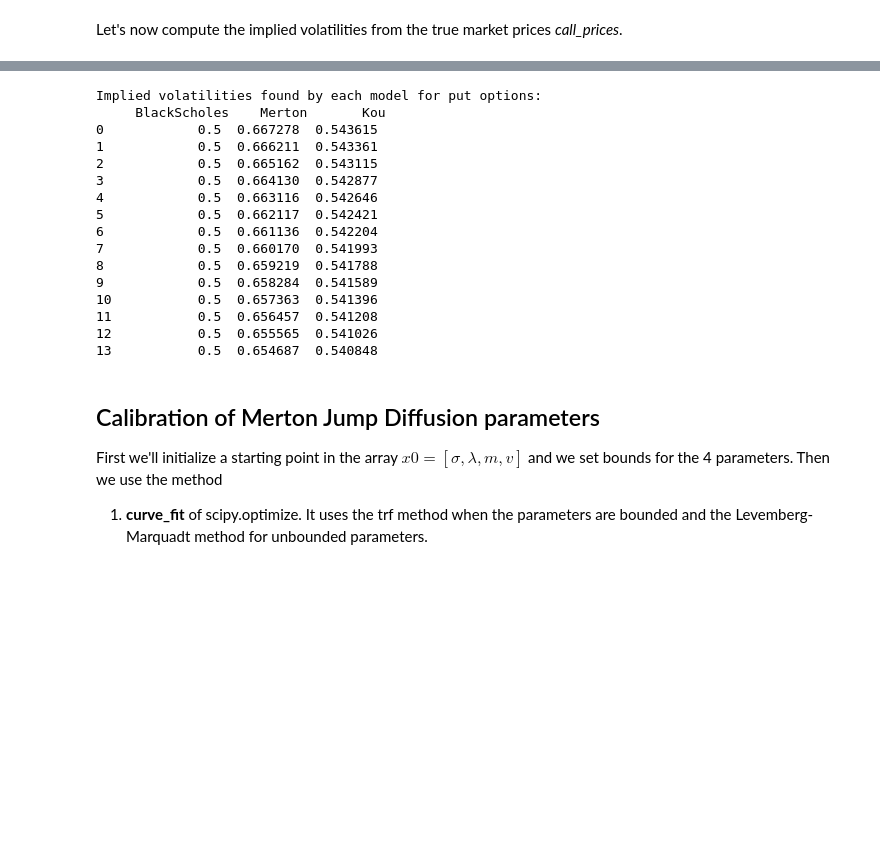
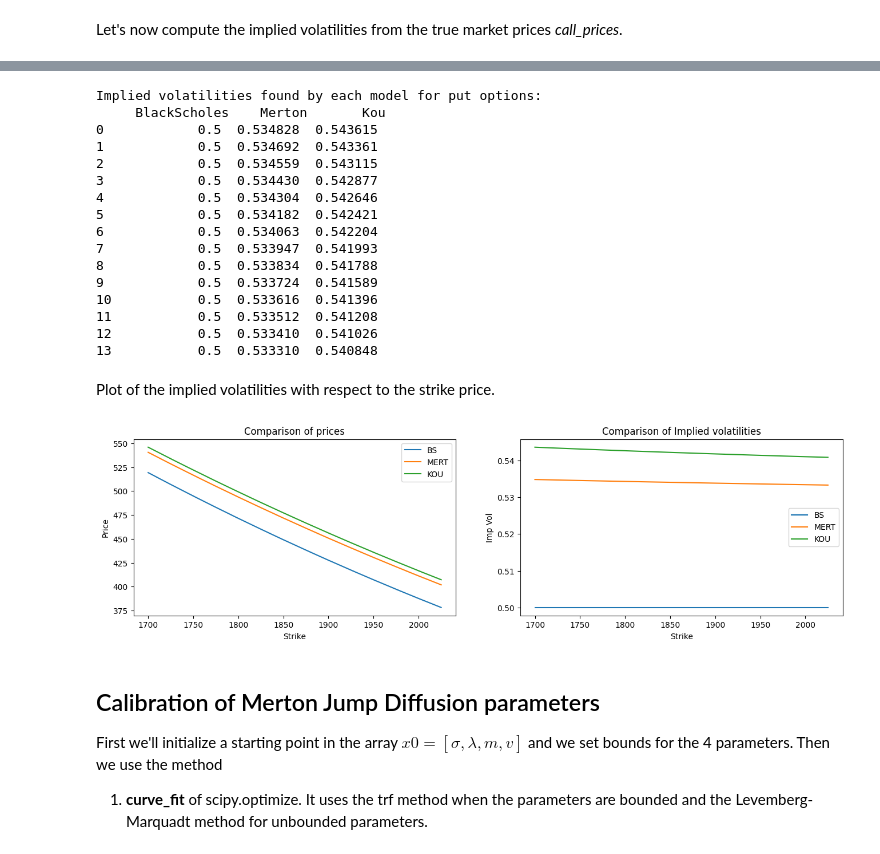
Before and after one commit to ornella-el/Margin-Loans-Pricing, a Jupyter notebook: Calibration.ipynb, the cells around one changed output, grey strips where cells are left out. Drawn from its saved outputs; the diff is of its cells as text; code cells hidden in the pictures; blank space fills up the shorter version.

Commit message:
Improved Merton estimation and modelling

```diff
--- a/Calibration.ipynb
+++ b/Calibration.ipynb
@@ -24,10 +25,12 @@ df_put['P_Midpoint'] = abs(df_put['P_BID'] + df_put['P_ASK']) / 2
 df_call['C_Spread'] = df_call['C_BID'] - df_call['C_ASK']
 df_put['P_Spread'] = df_put['P_BID'] - df_put['P_ASK']
 
-r = 0.1
-sigma = 0.5
+q = 0       # dividend yield
+r = 0.1     # risk-free interest rate
+sigma = 0.5 #volatility (variance of diffusion process)
 S0 = df_call.iloc[0]['UNDERLYING_LAST']
 T = 1
+strikes = np.arange(50,151,5)
 call_strikes = df_call['STRIKE']    # array of K
 put_strikes = df_put['STRIKE']
 exercise = 'european'
@@ -37,8 +40,8 @@ put_prices = df_put['P_Midpoint']
 # %% [markdown]
 Let's initialize an object of class BS_pricer which is able to find the theoretical price of the options, given the parameters.
 # %%
-BS = BS_pricer(S0=S0, r=r, sigma=sigma, ttm=T, exercise=exercise, K=None)
-Merton = Merton_pricer(S0=S0, K=None, ttm=T, r=r, sigma=sigma, lambd=0.8, meanJ=0.6, stdJ=0.2, exercise=exercise)
+BS = BS_pricer(S0=S0, r=r, q = q, sigma=sigma, ttm=T, exercise=exercise, K=None)
+Merton = Merton_pricer(S0=S0, K=None, ttm=T, r=r, q = q, sigma=sigma, lambd=0.8, meanJ=-0.1, stdJ=0.2, exercise=exercise)
 Kou = Kou_pricer(S0=S0, K=None, ttm=T, r=r, sigma=sigma, lambd=1, p=0.4, eta1=10, eta2=5, exercise=exercise)
 
 call_th_prices = pd.DataFrame(columns=['BlackScholes', 'Merton', 'Kou'])
@@ -138,9 +141,9 @@ Let's now compute the implied volatilities from the true market prices *call_pri
 IV_BS = []; IV_M = []; IV_K = []
 
 for i in range(len(call_prices)):
-    IV_BS.append(implied_volatility(call_th_prices['BlackScholes'].values[i], S0=S0, K=call_strikes[i], T=T, r=r, type_o='call', method='newton') )
-    IV_M.append(implied_volatility(call_th_prices['Merton'].values[i], S0=S0, K = call_strikes[i], T=T, r=r, type_o='call', method='fsolve'))
-    IV_K.append(implied_volatility(call_th_prices['Kou'].values[i], S0=S0, K = call_strikes[i], T=T, r=r, type_o='call', method='fsolve'))
+    IV_BS.append(implied_volatility(call_th_prices['BlackScholes'].values[i], S=S0, strike=call_strikes[i], t=T, rate=r,q=q, type_o='call', method='newton') )
+    IV_M.append(implied_volatility(call_th_prices['Merton'].values[i], S=S0, strike = call_strikes[i], t=T, rate=r, q=q,  type_o='call', method='newton'))
+    IV_K.append(implied_volatility(call_th_prices['Kou'].values[i], S=S0, strike = call_strikes[i], t=T, rate=r, q=q,  type_o='call', method='newton'))
 
 imp_vol_call = pd.DataFrame(columns=['BlackScholes', 'Merton', 'Kou'])
 imp_vol_call['BlackScholes'] = IV_BS
@@ -169,9 +172,9 @@ Implied volatilities found by each model for call options:
 IV_BS = []; IV_M = []; IV_K = []
 
 for i in range(len(put_prices)):
-    IV_BS.append(implied_volatility(put_th_prices['BlackScholes'].values[i], S0=S0, K=put_strikes[i], T=T, r=r, type_o='put', method='newton') )
-    IV_M.append(implied_volatility(put_th_prices['Merton'].values[i], S0=S0, K = put_strikes[i], T=T, r=r, type_o='put', method='fsolve'))
-    IV_K.append(implied_volatility(put_th_prices['Kou'].values[i], S0=S0, K = put_strikes[i], T=T, r=r, type_o='put', method='fsolve'))
+    IV_BS.append(implied_volatility(put_th_prices['BlackScholes'].values[i], S=S0, strike=put_strikes[i], t=T, rate=r, q=q, type_o='put', method='newton' ) )
+    IV_M.append(implied_volatility(put_th_prices['Merton'].values[i], S=S0, strike = put_strikes[i], t=T, rate=r, q=q, type_o='put', method='fsolve'))
+    IV_K.append(implied_volatility(put_th_prices['Kou'].values[i], S=S0, strike = put_strikes[i], t=T, rate=r, q=q, type_o='put', method='fsolve'))
 
 imp_vol_put = pd.DataFrame(columns=['BlackScholes', 'Merton', 'Kou'])
 imp_vol_put['BlackScholes'] = IV_BS
@@ -182,20 +185,37 @@ print(f'Implied volatilities found by each model for put options:\n {imp_vol_put
 # %% [output]
 Implied volatilities found by each model for put options:
      BlackScholes    Merton       Kou
-0            0.5  0.667278  0.543615
-1            0.5  0.666211  0.543361
-2            0.5  0.665162  0.543115
-3            0.5  0.664130  0.542877
-4            0.5  0.663116  0.542646
-5            0.5  0.662117  0.542421
-6            0.5  0.661136  0.542204
-7            0.5  0.660170  0.541993
-8            0.5  0.659219  0.541788
-9            0.5  0.658284  0.541589
-10           0.5  0.657363  0.541396
-11           0.5  0.656457  0.541208
-12           0.5  0.655565  0.541026
-13           0.5  0.654687  0.540848
+0            0.5  0.534828  0.543615
+1            0.5  0.534692  0.543361
+2            0.5  0.534559  0.543115
+3            0.5  0.534430  0.542877
+4            0.5  0.534304  0.542646
+5            0.5  0.534182  0.542421
+6            0.5  0.534063  0.542204
+7            0.5  0.533947  0.541993
+8            0.5  0.533834  0.541788
+9            0.5  0.533724  0.541589
+10           0.5  0.533616  0.541396
+11           0.5  0.533512  0.541208
+12           0.5  0.533410  0.541026
+13           0.5  0.533310  0.540848
+# %% [markdown]
+Plot of the implied volatilities with respect to the strike price.
+# %%
+fig = plt.figure(figsize=(16,4))
+ax1 = fig.add_subplot(121); ax2 = fig.add_subplot(122)
+
+ax1.plot(call_strikes, call_th_prices['BlackScholes'], label="BS"); ax1.plot(call_strikes, call_th_prices['Merton'], label="MERT")
+ax1.plot(call_strikes, call_th_prices['Kou'], label="KOU")
+ax1.set_title("Comparison of prices"); ax1.set_xlabel("Strike"); ax1.set_ylabel("Price")
+
+ax2.plot(call_strikes, imp_vol_call['BlackScholes'], label="BS"); ax2.plot(call_strikes, imp_vol_call['Merton'], label="MERT")
+ax2.plot(call_strikes, imp_vol_call['Kou'], label="KOU")
+ax2.set_title("Comparison of Implied volatilities"); ax2.set_xlabel("Strike"); ax2.set_ylabel("Imp Vol")
+
+ax1.legend(); ax2.legend(); plt.show()
+# %% [output]
+[figure, added]
 # %% [markdown]
 ## Calibration of Merton Jump Diffusion parameters
 First we'll initialize a starting point in the array $x0 = [σ, λ, m, v]$
```
Also changed, not shown: parts of 10 cells of this notebook, 2 other files.
